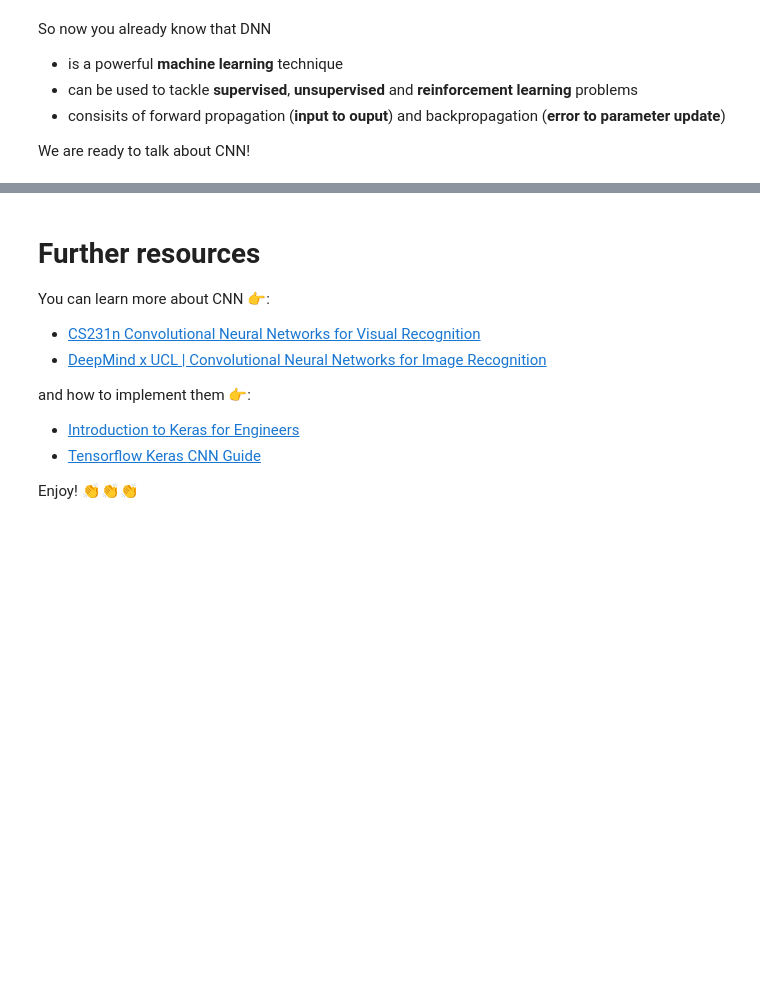
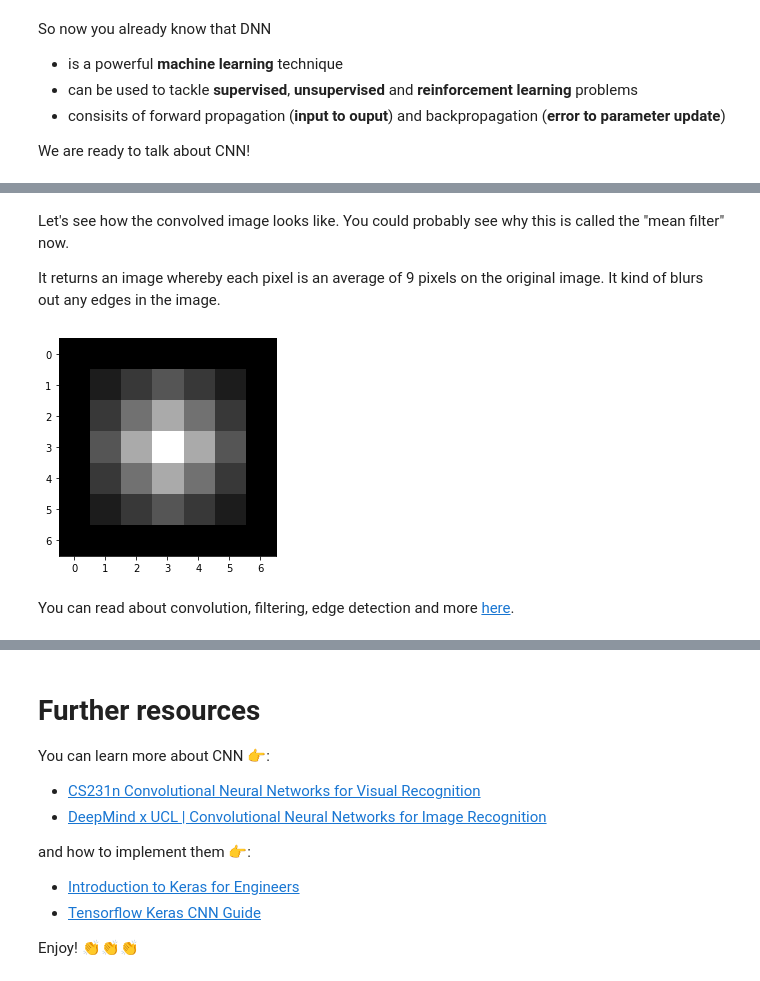
Before and after one commit to YangXiaozhou/CNN-COVID-19-classification-using-chest-CT-scan, a Jupyter notebook: notebooks/1-Introduction-to-convolutional-neural-network.ipynb, the cells around one changed output, grey strips where cells are left out. Saved outputs shown, nothing was run; the diff lists cells and outputs as text; code cells hidden in the pictures; blank space fills up the shorter version.

```diff
--- a/notebooks/1-Introduction-to-convolutional-neural-network.ipynb
+++ b/notebooks/1-Introduction-to-convolutional-neural-network.ipynb
@@ -97,0 +187,10 @@ In the next notebook,
+# %%
+import scipy.ndimage as ndi
+%precision 2
+
+# print original image pixel values
+print('Original image pixel values: \n', bright_square)
+
+# print convolved image pixel values
+filtered_square = ndi.convolve(bright_square, mean_filter)
+print('\n Filtered image pixel values: \n', filtered_square)
@@ -97,0 +218,11 @@ In the next notebook,
+# %% [markdown]
+Let's see how the convolved image looks like. You could probably see why this is called the "mean filter" now.
+
+It returns an image whereby each pixel is an average of 9 pixels on the original image. It kind of blurs out any edges in the image.
+# %%
+fig, ax = plt.subplots()
+ax.imshow(filtered_square, cmap='gray');
+# %% [output]
+[figure, added]
+# %% [markdown]
+You can read about convolution, filtering, edge detection and more [here](https://ai.stanford.edu/~syyeung/cvweb/tutorial1.html).
```
Also changed, not shown: parts of 24 cells of this notebook, 11 other files.
